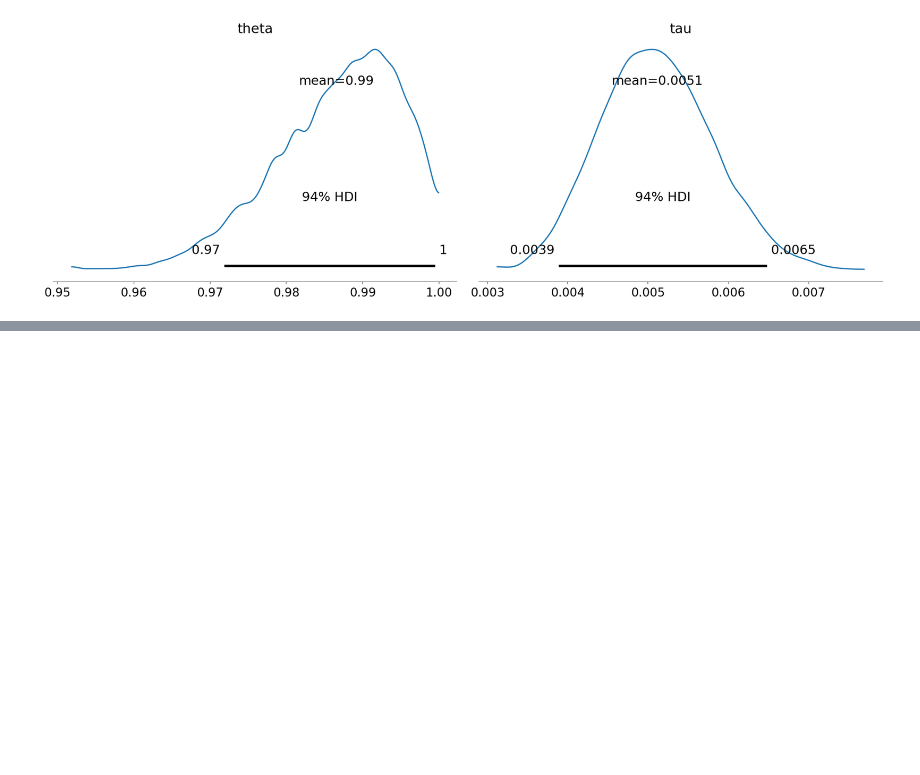
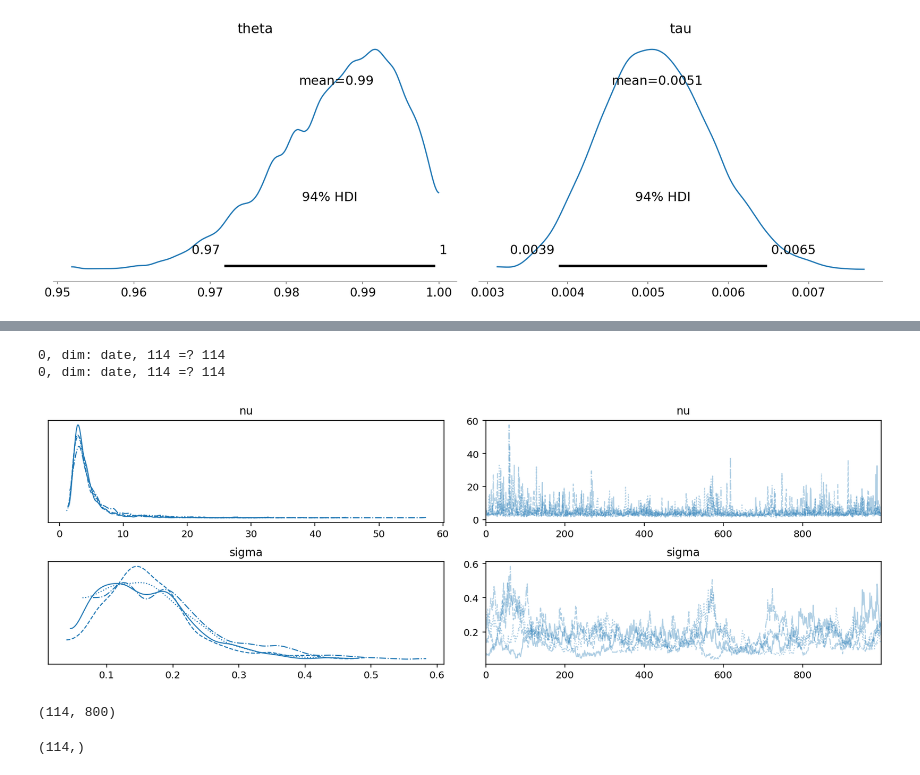
Before and after one commit to dimi-tree/time-series-forecasting, a Jupyter notebook: 03_pymc3.ipynb, the cells around one changed output, grey strips where cells are left out. Cells and saved outputs as stored; diff of their text form; code cells hidden in the pictures; blank space fills up the shorter version.

```diff
--- a/03_pymc3.ipynb
+++ b/03_pymc3.ipynb
@@ -278,0 +344,3 @@ az.summary(idata_smoothed)
+# %%
+with vol_model:
+    idata = pm.sample(1_000, init='adapt_diag', return_inferencedata=False)
@@ -278,0 +359,12 @@ az.summary(idata_smoothed)
+# %%
+az.plot_trace(idata, var_names=('nu', 'sigma'));
+# %% [output]
+0, dim: date, 114 =? 114
+0, dim: date, 114 =? 114
+[figure, added]
+# %%
+np.exp(idata['s', ::5].T).shape
+np.exp(idata['s', ::5].T)[:, 0].shape
+# %% [output]
+(114, 800)
+(114,)
```
Also changed, not shown: parts of 14 cells of this notebook.
